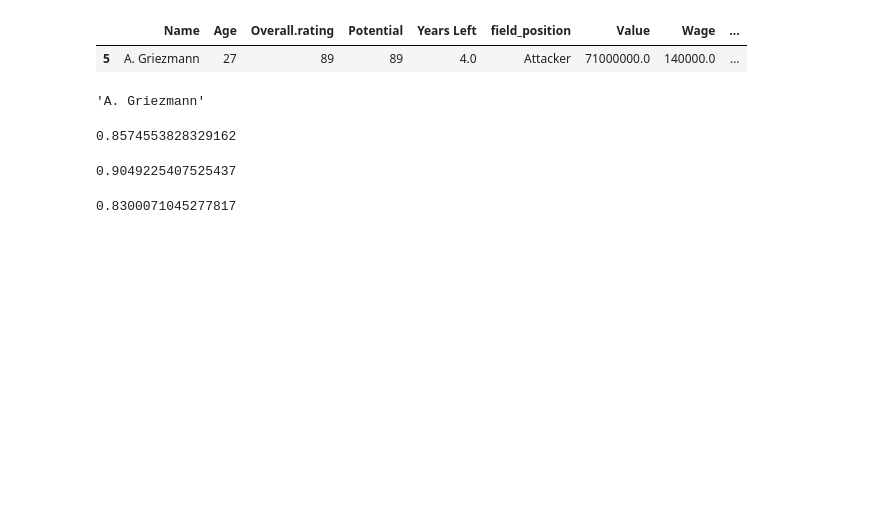
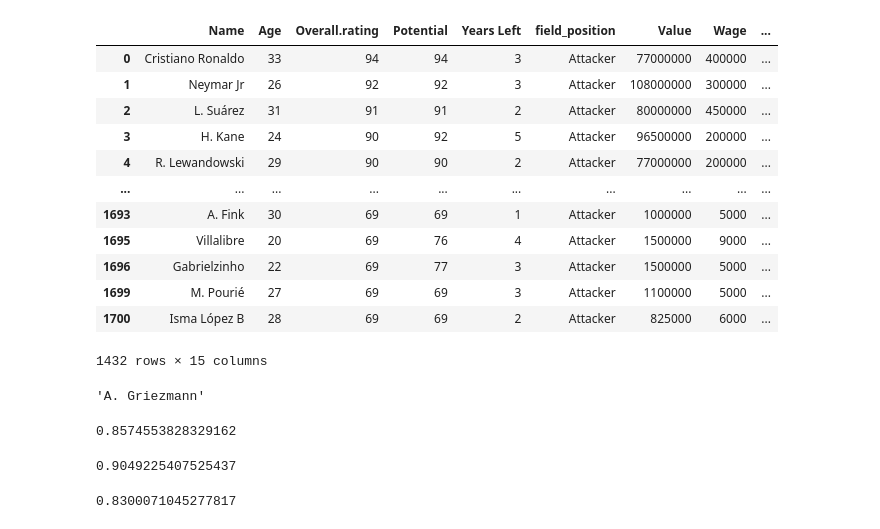
Before and after one commit to aymankhan2003/Market-Value-Predictor, a Jupyter notebook: Project.ipynb, the cells around one changed output. Drawn from its saved outputs; the diff is of its cells as text; code cells hidden in the pictures; blank space fills up the shorter version.

```diff
--- a/Project.ipynb
+++ b/Project.ipynb
@@ -19,10 +19,21 @@ gk_data.columns = gk_data.columns.str.replace('___', '_')
 gk_data.columns = gk_data.columns.str.replace(' ', '_')
 # %%
 #sns.lineplot(data = train, x = "h", y = "Value")
-at_data.query("`Name` == 'A. Griezmann'")
+at_data
 # %% [output]
 |  | Name | Age | Overall.rating | Potential | Years Left | field_position | Value | Wage | ... |
-| 5 | A. Griezmann | 27 | 89 | 89 | 4.0 | Attacker | 71000000.0 | 140000.0 | ... |
+| 0 | Cristiano Ronaldo | 33 | 94 | 94 | 3 | Attacker | 77000000 | 400000 | ... |
+| 1 | Neymar Jr | 26 | 92 | 92 | 3 | Attacker | 108000000 | 300000 | ... |
+| 2 | L. Suárez | 31 | 91 | 91 | 2 | Attacker | 80000000 | 450000 | ... |
+| 3 | H. Kane | 24 | 90 | 92 | 5 | Attacker | 96500000 | 200000 | ... |
+| 4 | R. Lewandowski | 29 | 90 | 90 | 2 | Attacker | 77000000 | 200000 | ... |
+| ... | ... | ... | ... | ... | ... | ... | ... | ... | ... |
+| 1693 | A. Fink | 30 | 69 | 69 | 1 | Attacker | 1000000 | 5000 | ... |
+| 1695 | Villalibre | 20 | 69 | 76 | 4 | Attacker | 1500000 | 9000 | ... |
+| 1696 | Gabrielzinho | 22 | 69 | 77 | 3 | Attacker | 1500000 | 5000 | ... |
+| 1699 | M. Pourié | 27 | 69 | 69 | 3 | Attacker | 1100000 | 5000 | ... |
+| 1700 | Isma López B | 28 | 69 | 69 | 2 | Attacker | 825000 | 6000 | ... |
+1432 rows × 15 columns
 # %%
 at_data.Name
 # %% [output]
```
Also changed, not shown: parts of 62 cells of this notebook, 1 other file.
